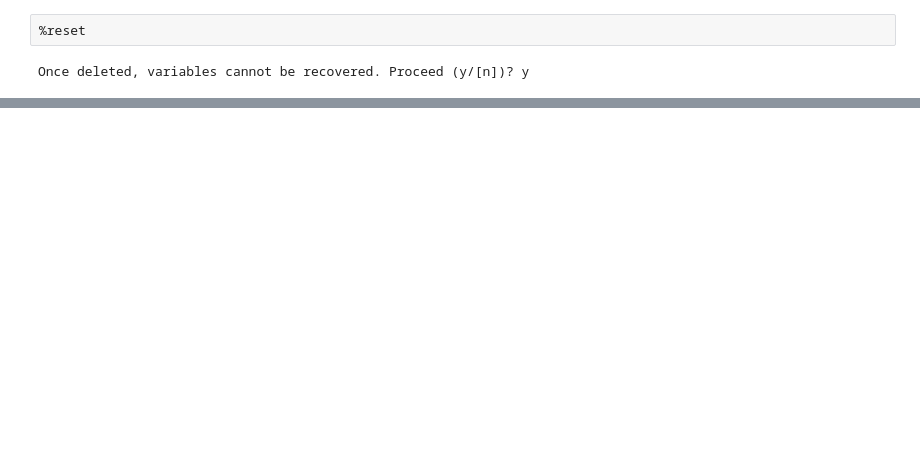
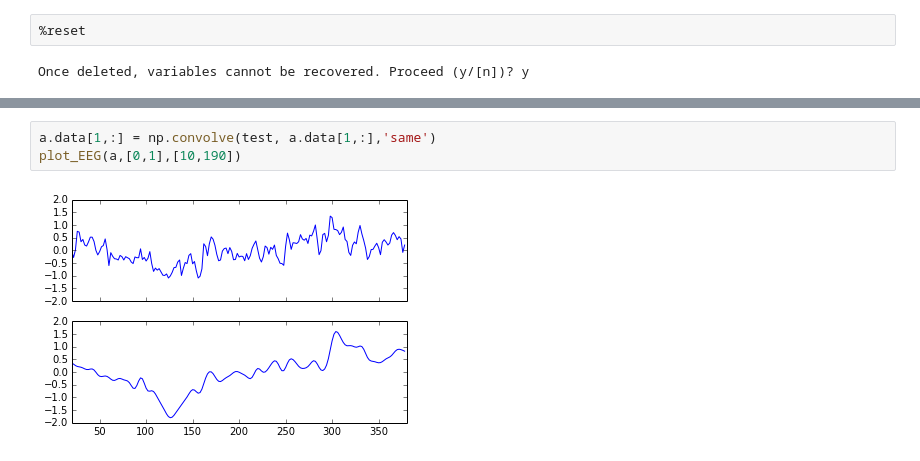
Before and after one commit to florian-niefind/python_EEG, a Jupyter notebook: src/EEG_analysis.ipynb, the cells around one changed output, grey strips where cells are left out. Cells and saved outputs as stored; diff of their text form; blank space fills up the shorter version.

```diff
--- a/src/EEG_analysis.ipynb
+++ b/src/EEG_analysis.ipynb
@@ -241,0 +222,5 @@ Once deleted, variables cannot be recovered. Proceed (y/[n])? y
+# %%
+a.data[1,:] = np.convolve(test, a.data[1,:],'same')
+plot_EEG(a,[0,1],[10,190])
+# %% [output]
+[figure, added]
```
Also changed, not shown: parts of 12 cells of this notebook, 3 other files.
